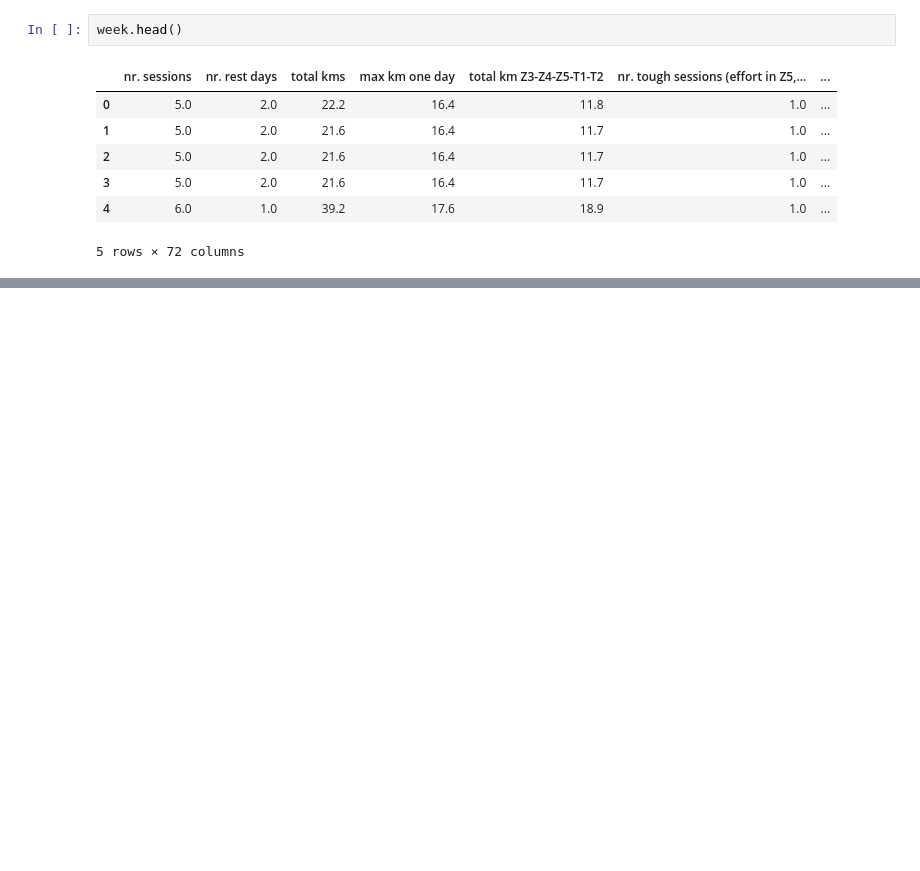
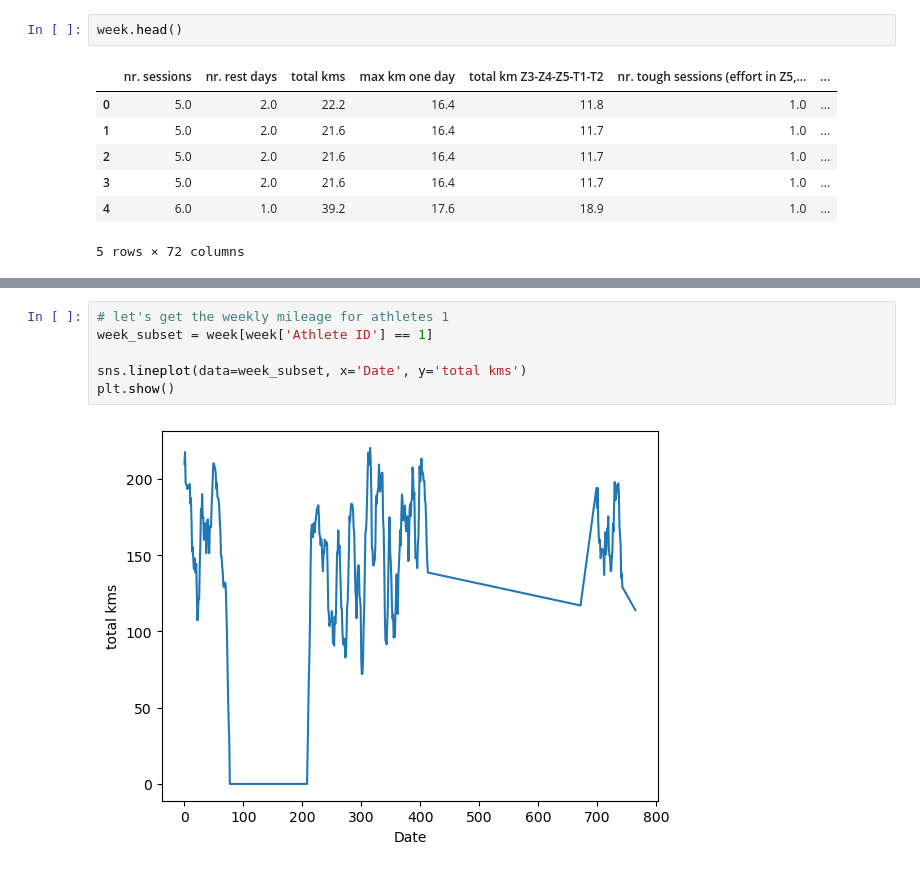
Before and after one commit to fesperson/injury_analysis, a Jupyter notebook: analysis.ipynb, the cells around one changed output, grey strips where cells are left out. Saved outputs shown, nothing was run; the diff lists cells and outputs as text; blank space fills up the shorter version.

```diff
--- a/analysis.ipynb
+++ b/analysis.ipynb
@@ -26,0 +58,8 @@ week.head()
+# %%
+# let's get the weekly mileage for athletes 1
+week_subset = week[week['Athlete ID'] == 1]
+
+sns.lineplot(data=week_subset, x='Date', y='total kms')
+plt.show()
+# %% [output]
+[figure, added]
```
Also changed, not shown: parts of 5 cells of this notebook.
